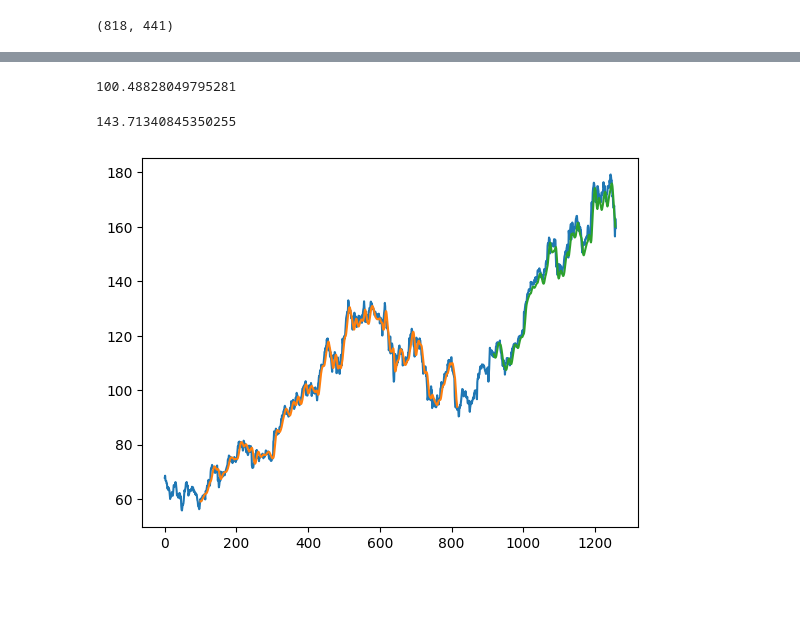
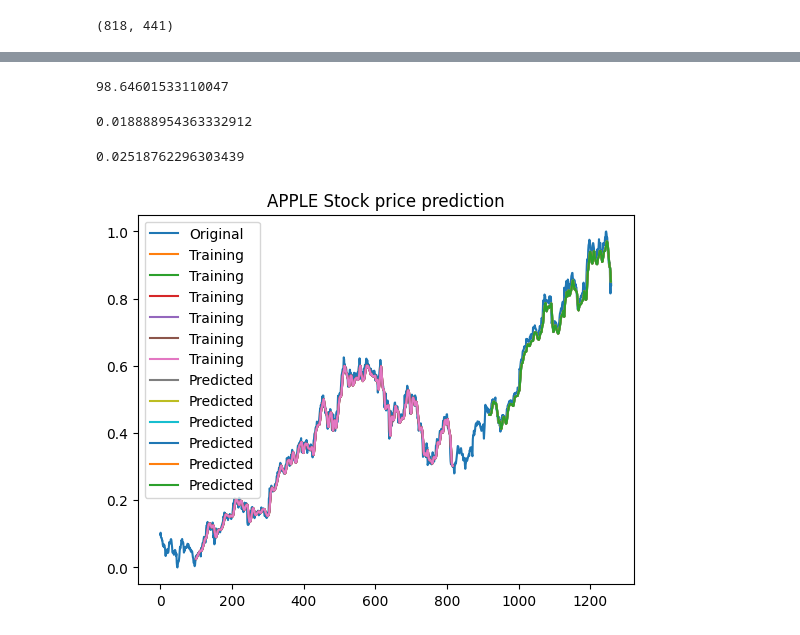
Before and after one commit to Imshubhham/Imshubham, a Jupyter notebook: S&P_500_Stock__dataset.ipynb, the cells around one changed output, grey strips where cells are left out. Cells and saved outputs as stored; diff of their text form; code cells hidden in the pictures; blank space fills up the shorter version.

```diff
--- a/S&P_500_Stock__dataset.ipynb
+++ b/S&P_500_Stock__dataset.ipynb
@@ -157,21 +162,20 @@ array([[0.0977103 ],
 ##splitting dataset into train and test split
 training_size=int(len(df2)*0.65)
 test_size=len(df2)-training_size
-train_data,test_data=df2[0:training_size,:],df2[training_size:len(df2),:1]
+train_data,test_data=df2[0:training_size,:],df2[training_size:len(df2),:]
 # %%
 training_size,test_size
 # %% [output]
 (818, 441)
 # %%
-import numpy
 # convert an array of values into a dataset matrix
-def create_dataset(dataset, time_step=1):
+def create_dataset(dataset, time_step):
 	dataX, dataY = [], []
 	for i in range(len(dataset)-time_step-1):
 		a = dataset[i:(i+time_step), 0]   ###i=0, 0,1,2,3-----99   100
 		dataX.append(a)
 		dataY.append(dataset[i + time_step, 0])
-	return numpy.array(dataX), numpy.array(dataY)
+	return np.array(dataX), np.array(dataY)
 # %%
 # reshape into X=t,t+1,t+2,t+3 and Y=t+4
 time_step = 100
@@ -253,34 +262,38 @@ test_predict=model.predict(X_test)
-# %%
-##Transformback to original form
-train_predict=scaler.inverse_transform(train_predict)
-test_predict=scaler.inverse_transform(test_predict)
+# %%
+### Calculating R2_Score
+from sklearn.metrics import r2_score
+r2_score(y_train,train_predict)*100
+# %% [output]
+98.64601533110047
 # %%
 ### Calculate RMSE performance metrics
 import math
 from sklearn.metrics import mean_squared_error
 math.sqrt(mean_squared_error(y_train,train_predict))
 # %% [output]
-100.48828049795281
+0.018888954363332912
 # %%
 ### Test Data RMSE
 math.sqrt(mean_squared_error(ytest,test_predict))
 # %% [output]
-143.71340845350255
+0.02518762296303439
 # %%
 ### Plotting
 # shift train predictions for plotting
 look_back=100
-trainPredictPlot = numpy.empty_like(df1)
+trainPredictPlot = np.empty_like(df1)
 trainPredictPlot[:, :] = np.nan
 trainPredictPlot[look_back:len(train_predict)+look_back, :] = train_predict
 # shift test predictions for plotting
-testPredictPlot = numpy.empty_like(df1)
-testPredictPlot[:, :] = numpy.nan
+testPredictPlot = np.empty_like(df1)
+testPredictPlot[:, :] = np.nan
 testPredictPlot[len(train_predict)+(look_back*2)+1:len(df1)-1, :] = test_predict
 # plot baseline and predictions
-plt.plot(scaler.inverse_transform(df1))
-plt.plot(trainPredictPlot)
-plt.plot(testPredictPlot)
+plt.plot(df2, label = 'Original')
+plt.plot(trainPredictPlot, label = 'Training')
+plt.plot(testPredictPlot, label = 'Predicted')
+plt.title('APPLE Stock price prediction')
+plt.legend()
 plt.show()
 # %% [output]
-[figure, old version]
+[figure, new version]
```
Also changed, not shown: parts of 16 cells of this notebook.
